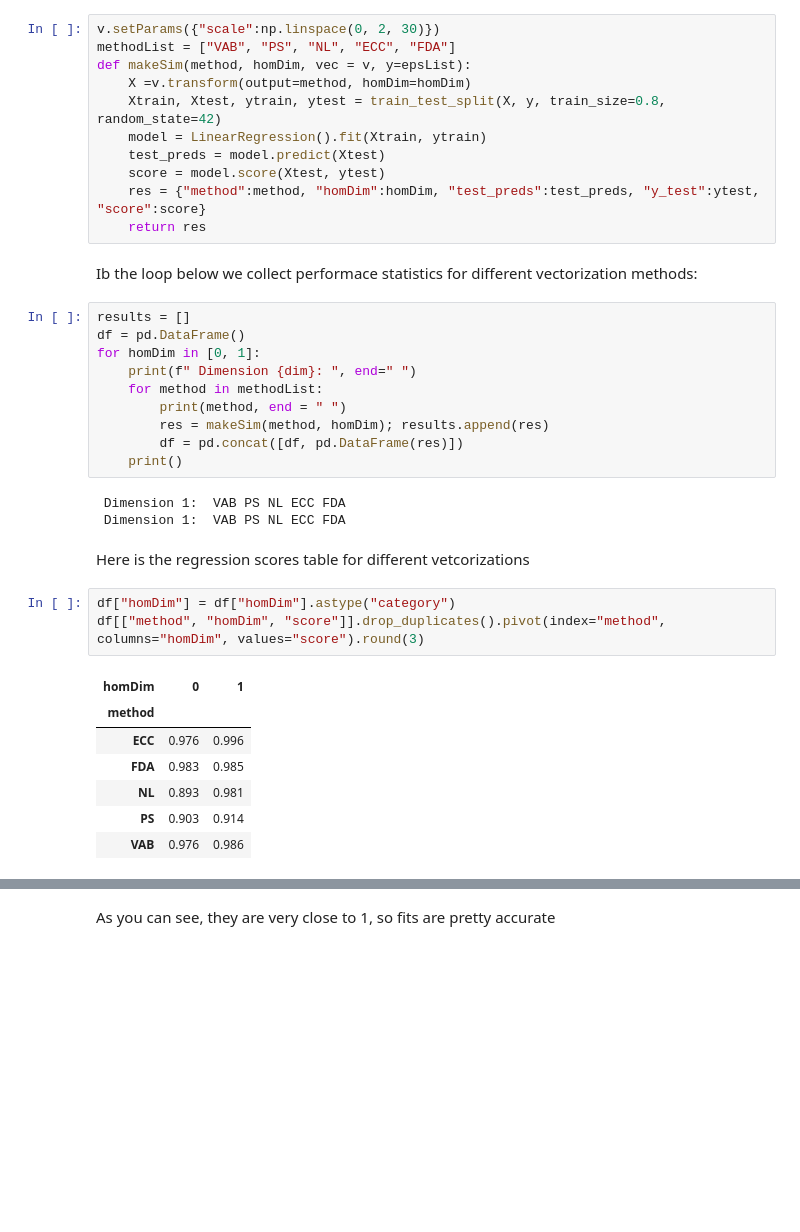
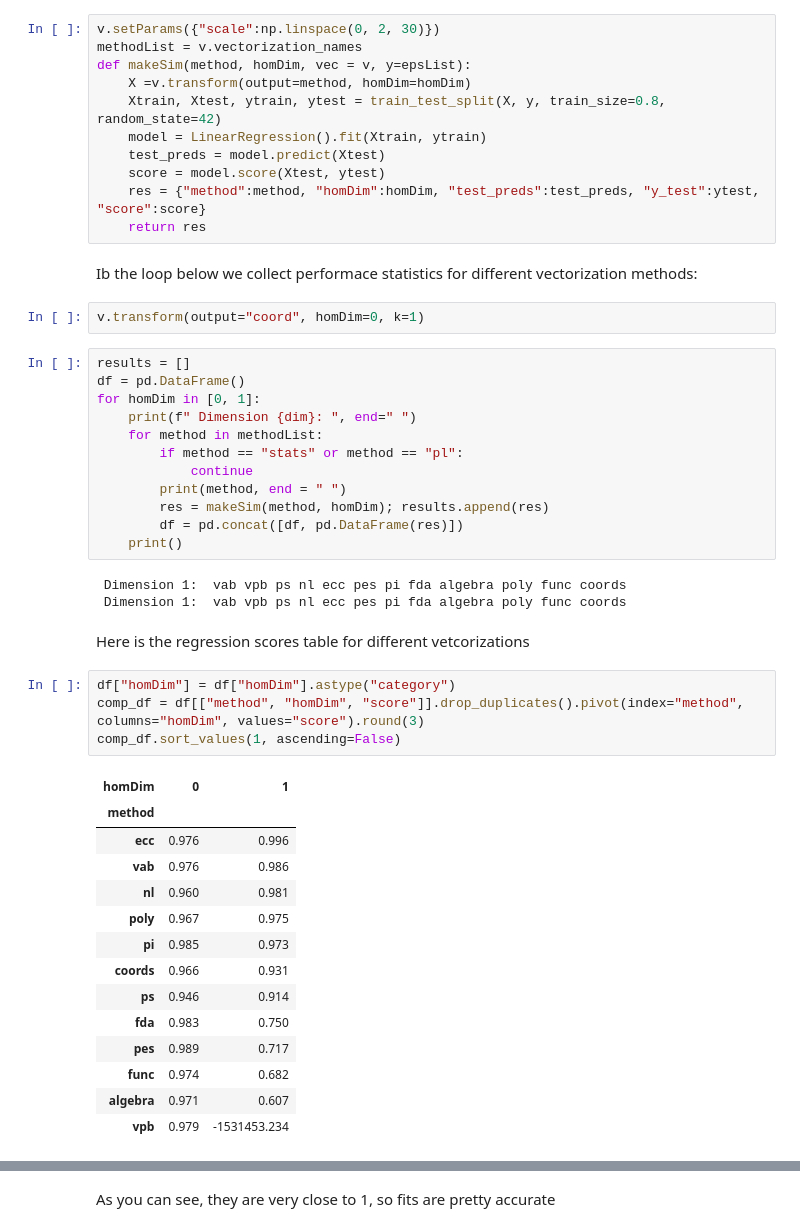
Before and after one commit to ALuchinsky/tdavec, a Jupyter notebook: sample_notebook/circle_vs_ellipse.ipynb, the cells around one changed output, grey strips where cells are left out. Drawn from its saved outputs; the diff is of its cells as text; blank space fills up the shorter version.

```diff
--- a/sample_notebook/circle_vs_ellipse.ipynb
+++ b/sample_notebook/circle_vs_ellipse.ipynb
@@ -62,7 +62,7 @@ Let us now check different vectorization methods
 Here is a function that uses specified vectorization method to solve the regression task and guess the squese factor:
 # %%
 v.setParams({"scale":np.linspace(0, 2, 30)})
-methodList = ["VAB", "PS", "NL", "ECC", "FDA"]
+methodList = v.vectorization_names
 def makeSim(method, homDim, vec = v, y=epsList):
     X =v.transform(output=method, homDim=homDim)
     Xtrain, Xtest, ytrain, ytest = train_test_split(X, y, train_size=0.8, random_state=42)
@@ -73,29 +73,41 @@ def makeSim(method, homDim, vec = v, y=epsList):
     return res
 # %% [markdown]
 Ib the loop below we collect performace statistics for different vectorization methods:
+# %%
+v.transform(output="coord", homDim=0, k=1)
 # %%
 results = []
 df = pd.DataFrame()
 for homDim in [0, 1]:
     print(f" Dimension {dim}: ", end=" ")
     for method in methodList:
+        if method == "stats" or method == "pl":
+            continue
         print(method, end = " ")
         res = makeSim(method, homDim); results.append(res)
         df = pd.concat([df, pd.DataFrame(res)])
     print()
 # %% [output]
- Dimension 1:  VAB PS NL ECC FDA
- Dimension 1:  VAB PS NL ECC FDA
+ Dimension 1:  vab vpb ps nl ecc pes pi fda algebra poly func coords
+ Dimension 1:  vab vpb ps nl ecc pes pi fda algebra poly func coords
 # %% [markdown]
 Here is the regression scores table for different vetcorizations
 # %%
 df["homDim"] = df["homDim"].astype("category")
-df[["method", "homDim", "score"]].drop_duplicates().pivot(index="method", columns="homDim", values="score").round(3)
+comp_df = df[["method", "homDim", "score"]].drop_duplicates().pivot(index="method", columns="homDim", values="score").round(3)
+comp_df.sort_values(1, ascending=False)
 # %% [output]
 | homDim | 0 | 1 |
 | method |  |  |
-| ECC | 0.976 | 0.996 |
-| FDA | 0.983 | 0.985 |
-| NL | 0.893 | 0.981 |
-| PS | 0.903 | 0.914 |
-| VAB | 0.976 | 0.986 |
+| ecc | 0.976 | 0.996 |
+| vab | 0.976 | 0.986 |
+| nl | 0.960 | 0.981 |
+| poly | 0.967 | 0.975 |
+| pi | 0.985 | 0.973 |
+| coords | 0.966 | 0.931 |
+| ps | 0.946 | 0.914 |
+| fda | 0.983 | 0.750 |
+| pes | 0.989 | 0.717 |
+| func | 0.974 | 0.682 |
+| algebra | 0.971 | 0.607 |
+| vpb | 0.979 | -1531453.234 |
```
Also changed, not shown: parts of 5 cells of this notebook, 2 other files.
